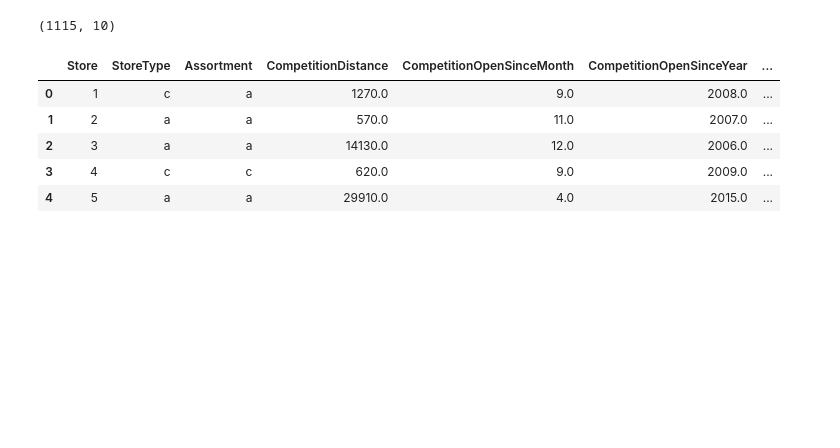
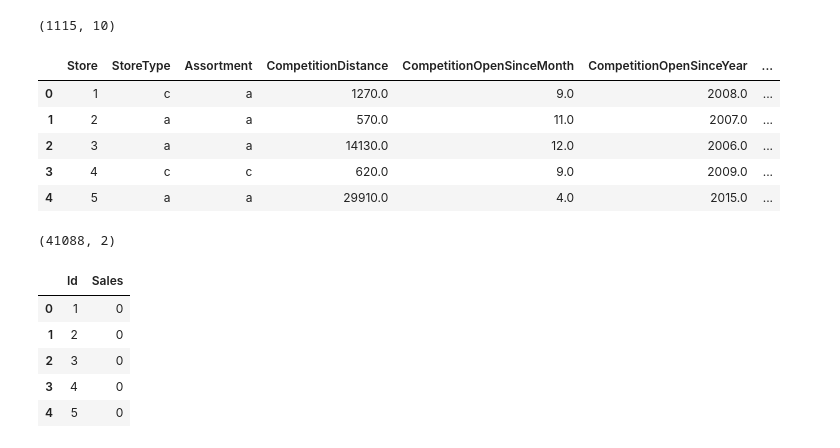
Before and after one commit to fbagire/pharmaceutical_sales_forecast, a Jupyter notebook: notebook/EDA.ipynb, the cells around one changed output. Cells and saved outputs as stored; diff of their text form; code cells hidden in the pictures; blank space fills up the shorter version.

```diff
--- a/notebook/EDA.ipynb
+++ b/notebook/EDA.ipynb
@@ -31,3 +40,15 @@ store.head()
 | 2 | 3 | a | a | 14130.0 | 12.0 | 2006.0 | ... |
 | 3 | 4 | c | c | 620.0 | 9.0 | 2009.0 | ... |
 | 4 | 5 | a | a | 29910.0 | 4.0 | 2015.0 | ... |
+# %%
+ss = pd.read_csv("../data/sample_submission.csv")
+print(ss.shape)
+ss.head()
+# %% [output]
+(41088, 2)
+|  | Id | Sales |
+| 0 | 1 | 0 |
+| 1 | 2 | 0 |
+| 2 | 3 | 0 |
+| 3 | 4 | 0 |
+| 4 | 5 | 0 |
```
Also changed, not shown: parts of 14 cells of this notebook.
